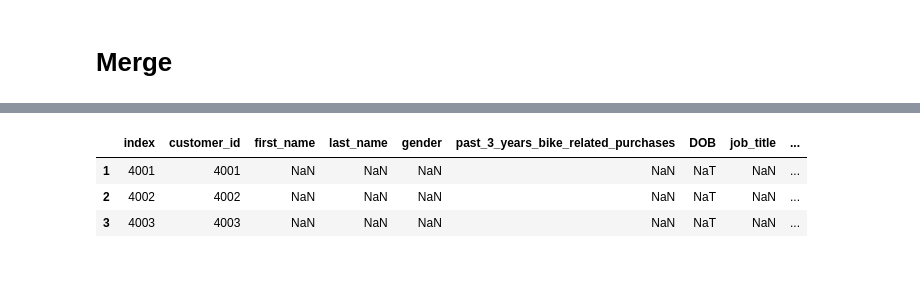
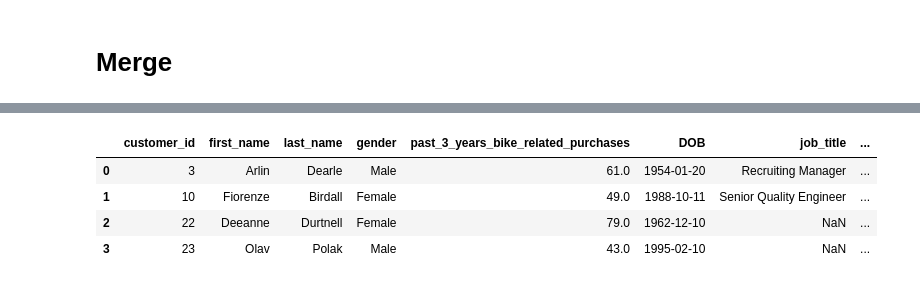
Before and after one commit to kaledinaoksana/KPMG-internship, a Jupyter notebook: KPMG_datacleaning.ipynb, the cells around one changed output, grey strips where cells are left out. Drawn from its saved outputs; the diff is of its cells as text; code cells hidden in the pictures.

```diff
--- a/KPMG_datacleaning.ipynb
+++ b/KPMG_datacleaning.ipynb
@@ -114,3 +73,0 @@ memory usage: 4.1+ MB
-# %%
-pd.set_option('display.max.rows', 300)
-pd.set_option('display.max.columns', 40)
@@ -137,0 +74,4 @@ memory usage: 3.0+ MB
+# %%
+d_a = df_address
+d_t = df_transactions
+d_d = df_demographic
@@ -137,0 +95,4 @@ memory usage: 3.0+ MB
+# %%
+
+df = d_d.merge(d_a, how = 'outer', on = 'customer_id')
+df.loc[df['first_name'].isnull()].reset_index().drop(columns=['index'])
@@ -138,15 +106,12 @@ memory usage: 3.0+ MB
 # %%
 # три новые индекса появились в df_address 4001-4003
-df = df_demographic.merge(df_address, how = 'outer', on = 'customer_id')
-df.index = df.index + 1
-df_n = df.loc[df['first_name'].isnull()].reset_index()
-df_n.index = df_n.index + 1
-df_n
+df_demographic.merge(df_address, how = 'outer', on = 'customer_id').loc[df['state'].isnull()].reset_index().drop(columns=['index'])
 # %% [output]
-|  | index | customer_id | first_name | last_name | gender | past_3_years_bike_related_purchases | DOB | job_title | ... |
-| 1 | 4001 | 4001 | NaN | NaN | NaN | NaN | NaT | NaN | ... |
-| 2 | 4002 | 4002 | NaN | NaN | NaN | NaN | NaT | NaN | ... |
-| 3 | 4003 | 4003 | NaN | NaN | NaN | NaN | NaT | NaN | ... |
+|  | customer_id | first_name | last_name | gender | past_3_years_bike_related_purchases | DOB | job_title | ... |
+| 0 | 3 | Arlin | Dearle | Male | 61.0 | 1954-01-20 | Recruiting Manager | ... |
+| 1 | 10 | Fiorenze | Birdall | Female | 49.0 | 1988-10-11 | Senior Quality Engineer | ... |
+| 2 | 22 | Deeanne | Durtnell | Female | 79.0 | 1962-12-10 | NaN | ... |
+| 3 | 23 | Olav | Polak | Male | 43.0 | 1995-02-10 | NaN | ... |
 # %%
 # 507 человек не покупали ничего в таблице транзакций
 df = df_demographic.merge(df_transactions, how = 'outer', on = 'customer_id')
```
Also changed, not shown: parts of 16 cells of this notebook, 8 other files.
